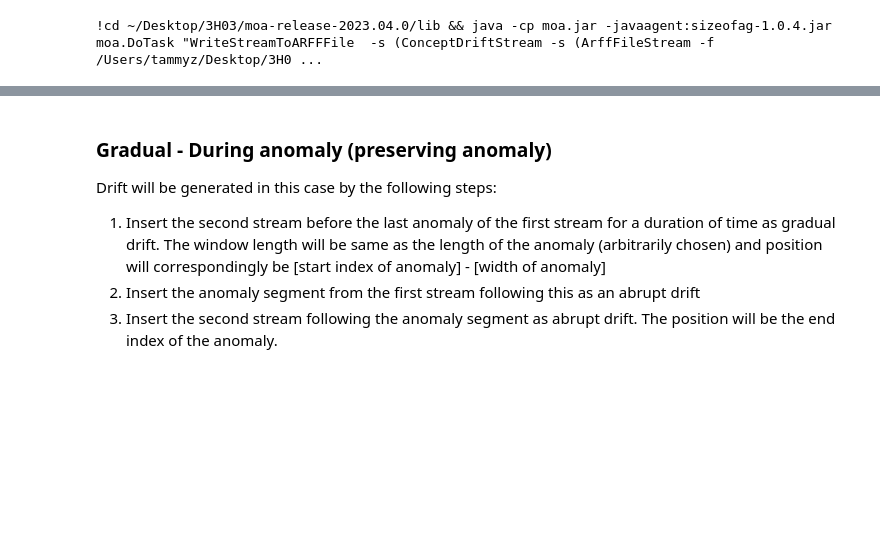
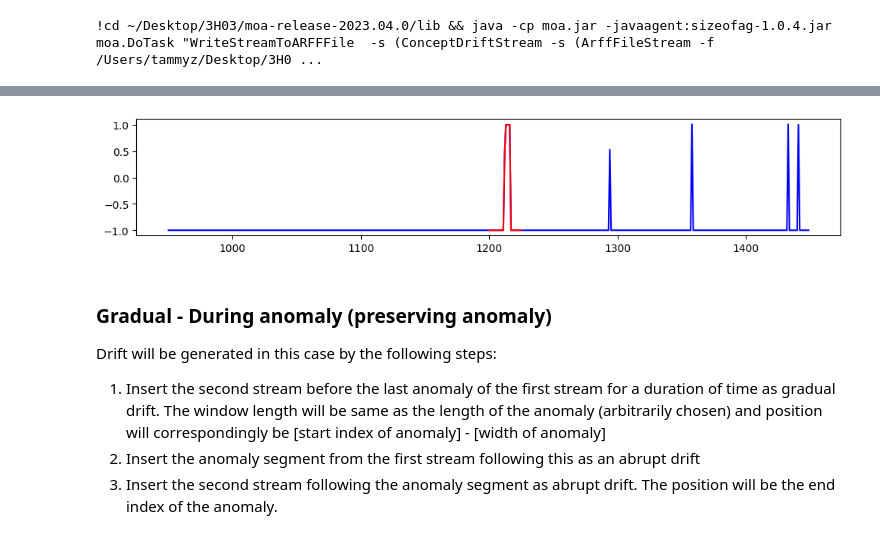
Before and after one commit to mac-dsl/AnomalyDriftDetection, a Jupyter notebook: moa_drift_generation.ipynb, the cells around one changed output, grey strips where cells are left out. Cells and saved outputs as stored; diff of their text form; code cells hidden in the pictures; blank space fills up the shorter version.

```diff
--- a/moa_drift_generation.ipynb
+++ b/moa_drift_generation.ipynb
@@ -142,3 +150,7 @@ plot_anomaly(X_drift, y_drift)
+# %%
+plot_anomaly(X_drift, y_drift, y1_anomalies[-1][0]-250, y1_anomalies[-1][0]+250)
+# %% [output]
+[figure, added]
 # %% [markdown]
 ### Gradual - During anomaly (preserving anomaly)
 
```
Also changed, not shown: parts of 28 cells of this notebook, 41 other files.
